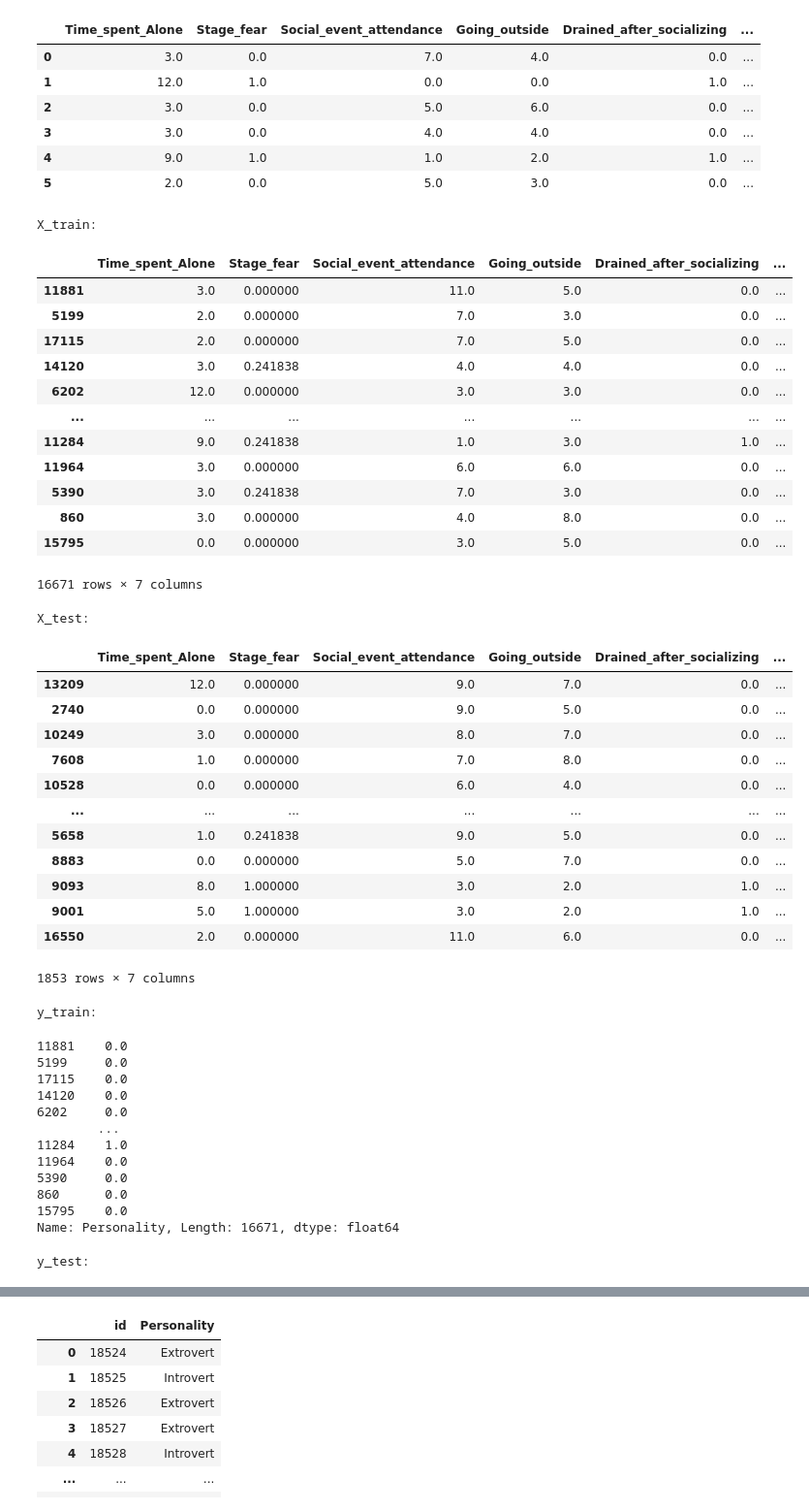
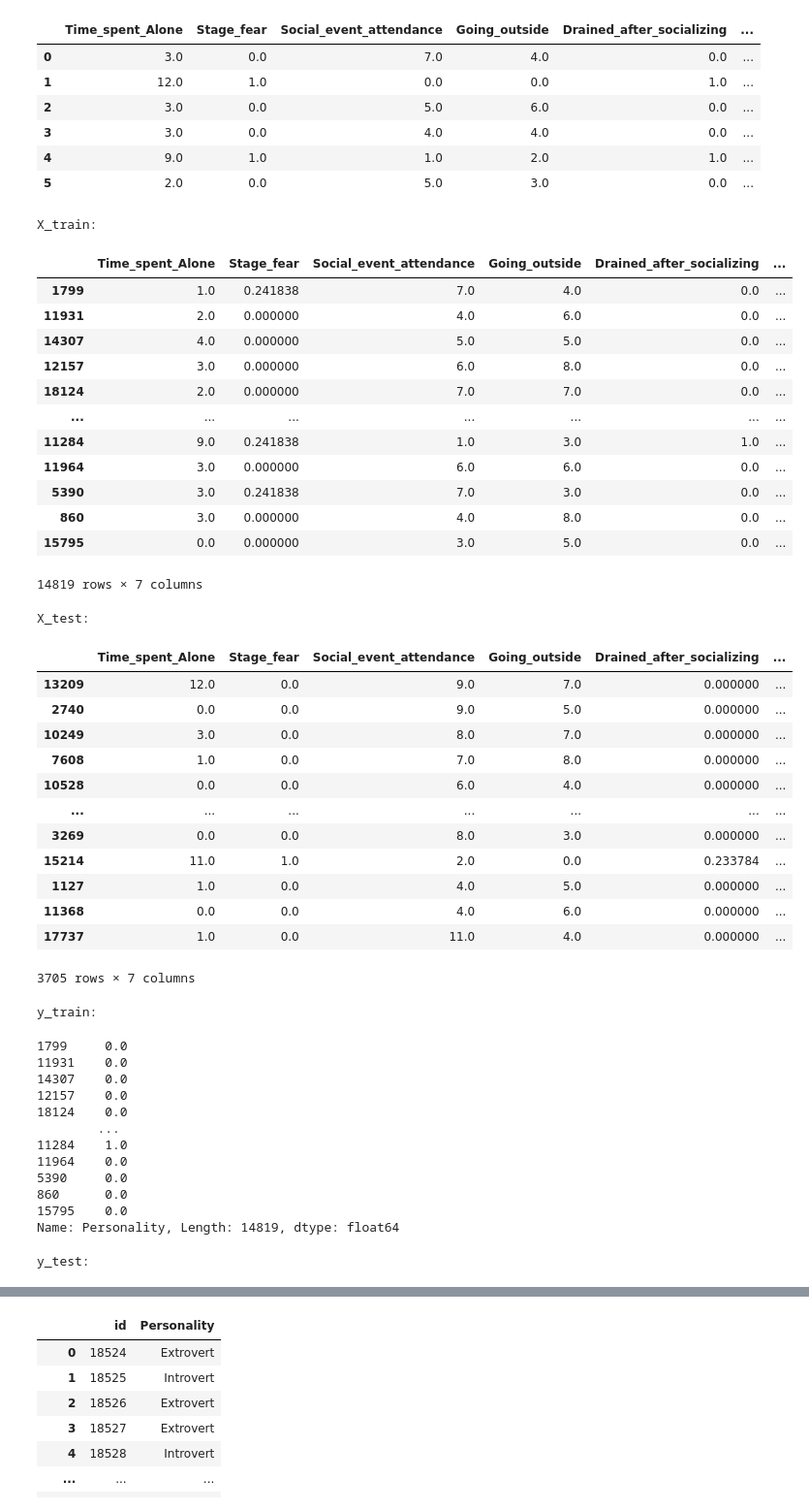
Before and after one commit to P1N60/introvert_vs_extrovert_classifier, a Jupyter notebook: notebooks/main.ipynb, the cells around one changed output, grey strips where cells are left out. Shown: that part at 97% size. Cells and saved outputs as stored; diff of their text form; code cells hidden in the pictures.

```diff
--- a/notebooks/main.ipynb
+++ b/notebooks/main.ipynb
@@ -73,62 +69,62 @@ Cleaned Test DataFrame:
 # %%
 df = train_df
 X_train, X_test, y_train, y_test = train_test_split(
     df.drop(["Personality"], axis=1),
     df["Personality"],
-    test_size=0.1,
+    test_size=0.20,
     random_state=42
 )
 
 print("X_train:")
 display(X_train)
 print("X_test:")
 display(X_test)
 print("y_train:")
 display(y_train)
 print("y_test:")
 display(y_test)
 # %% [output]
 X_train:
 |  | Time_spent_Alone | Stage_fear | Social_event_attendance | Going_outside | Drained_after_socializing | ... |
-| 11881 | 3.0 | 0.000000 | 11.0 | 5.0 | 0.0 | ... |
-| 5199 | 2.0 | 0.000000 | 7.0 | 3.0 | 0.0 | ... |
-| 17115 | 2.0 | 0.000000 | 7.0 | 5.0 | 0.0 | ... |
-| 14120 | 3.0 | 0.241838 | 4.0 | 4.0 | 0.0 | ... |
-| 6202 | 12.0 | 0.000000 | 3.0 | 3.0 | 0.0 | ... |
+| 1799 | 1.0 | 0.241838 | 7.0 | 4.0 | 0.0 | ... |
+| 11931 | 2.0 | 0.000000 | 4.0 | 6.0 | 0.0 | ... |
+| 14307 | 4.0 | 0.000000 | 5.0 | 5.0 | 0.0 | ... |
+| 12157 | 3.0 | 0.000000 | 6.0 | 8.0 | 0.0 | ... |
+| 18124 | 2.0 | 0.000000 | 7.0 | 7.0 | 0.0 | ... |
 | ... | ... | ... | ... | ... | ... | ... |
 | 11284 | 9.0 | 0.241838 | 1.0 | 3.0 | 1.0 | ... |
 | 11964 | 3.0 | 0.000000 | 6.0 | 6.0 | 0.0 | ... |
 | 5390 | 3.0 | 0.241838 | 7.0 | 3.0 | 0.0 | ... |
 | 860 | 3.0 | 0.000000 | 4.0 | 8.0 | 0.0 | ... |
 | 15795 | 0.0 | 0.000000 | 3.0 | 5.0 | 0.0 | ... |
-16671 rows × 7 columns
+14819 rows × 7 columns
 X_test:
 |  | Time_spent_Alone | Stage_fear | Social_event_attendance | Going_outside | Drained_after_socializing | ... |
-| 13209 | 12.0 | 0.000000 | 9.0 | 7.0 | 0.0 | ... |
-| 2740 | 0.0 | 0.000000 | 9.0 | 5.0 | 0.0 | ... |
-| 10249 | 3.0 | 0.000000 | 8.0 | 7.0 | 0.0 | ... |
-| 7608 | 1.0 | 0.000000 | 7.0 | 8.0 | 0.0 | ... |
-| 10528 | 0.0 | 0.000000 | 6.0 | 4.0 | 0.0 | ... |
+| 13209 | 12.0 | 0.0 | 9.0 | 7.0 | 0.000000 | ... |
+| 2740 | 0.0 | 0.0 | 9.0 | 5.0 | 0.000000 | ... |
+| 10249 | 3.0 | 0.0 | 8.0 | 7.0 | 0.000000 | ... |
+| 7608 | 1.0 | 0.0 | 7.0 | 8.0 | 0.000000 | ... |
+| 10528 | 0.0 | 0.0 | 6.0 | 4.0 | 0.000000 | ... |
 | ... | ... | ... | ... | ... | ... | ... |
-| 5658 | 1.0 | 0.241838 | 9.0 | 5.0 | 0.0 | ... |
-| 8883 | 0.0 | 0.000000 | 5.0 | 7.0 | 0.0 | ... |
-| 9093 | 8.0 | 1.000000 | 3.0 | 2.0 | 1.0 | ... |
-| 9001 | 5.0 | 1.000000 | 3.0 | 2.0 | 1.0 | ... |
-| 16550 | 2.0 | 0.000000 | 11.0 | 6.0 | 0.0 | ... |
+| 3269 | 0.0 | 0.0 | 8.0 | 3.0 | 0.000000 | ... |
+| 15214 | 11.0 | 1.0 | 2.0 | 0.0 | 0.233784 | ... |
+| 1127 | 1.0 | 0.0 | 4.0 | 5.0 | 0.000000 | ... |
+| 11368 | 0.0 | 0.0 | 4.0 | 6.0 | 0.000000 | ... |
+| 17737 | 1.0 | 0.0 | 11.0 | 4.0 | 0.000000 | ... |
-1853 rows × 7 columns
+3705 rows × 7 columns
 y_train:
-11881    0.0
-5199     0.0
-17115    0.0
-14120    0.0
-6202     0.0
+1799     0.0
+11931    0.0
+14307    0.0
+12157    0.0
+18124    0.0
         ...
 11284    1.0
 11964    0.0
 5390     0.0
 860      0.0
 15795    0.0
-Name: Personality, Length: 16671, dtype: float64
+Name: Personality, Length: 14819, dtype: float64
 y_test:
 13209    0.0
 2740     0.0
```
Also changed, not shown: parts of 9 cells of this notebook, 1 other file.
